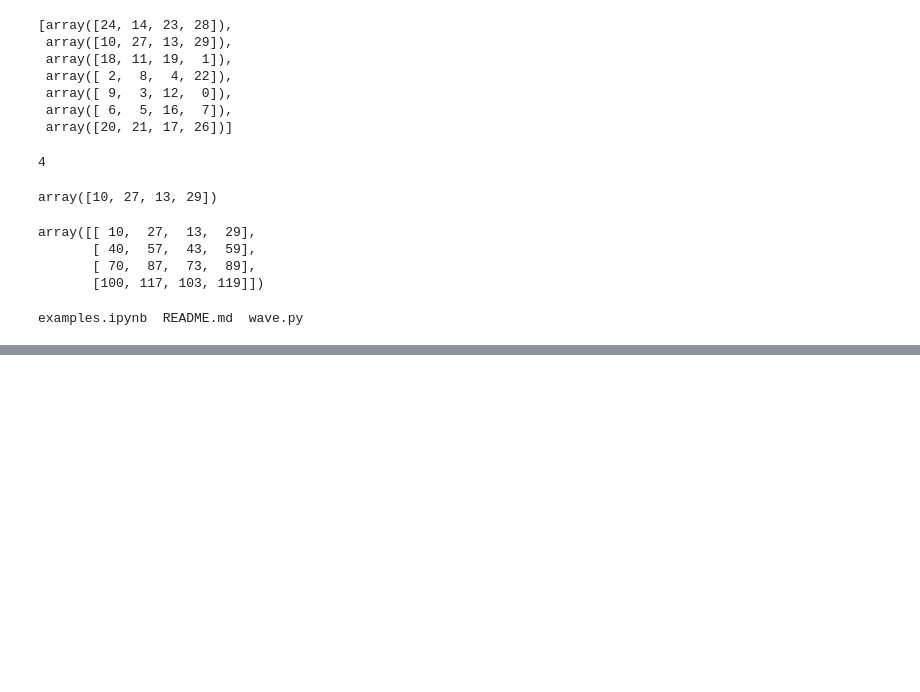
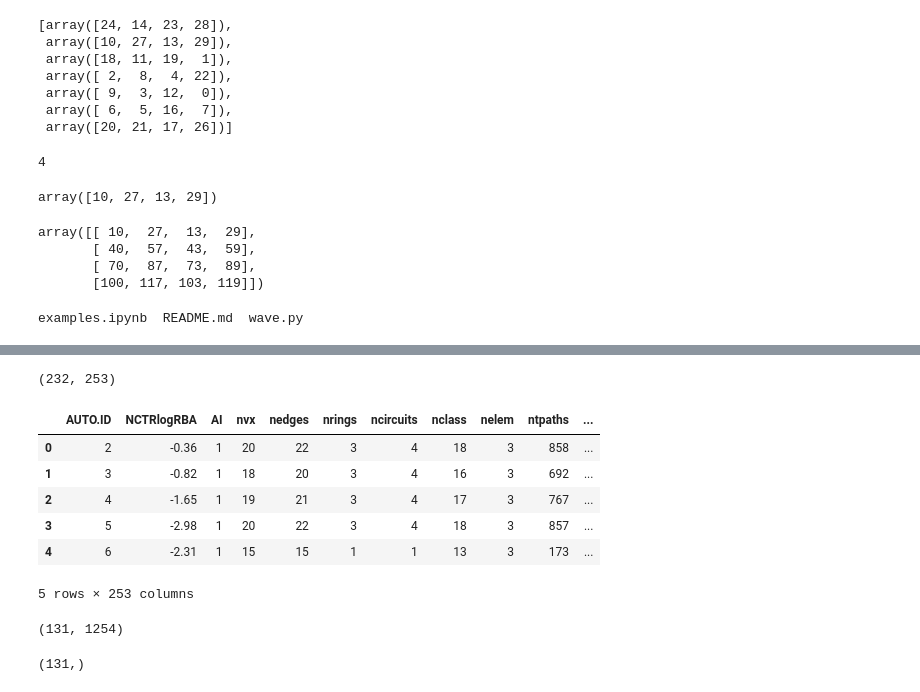
Before and after one commit to Xiaoke1982/WAVE, a Jupyter notebook: examples.ipynb, the cells around one changed output, grey strips where cells are left out. Saved outputs shown, nothing was run; the diff lists cells and outputs as text; code cells hidden in the pictures; blank space fills up the shorter version.

```diff
--- a/examples.ipynb
+++ b/examples.ipynb
@@ -160,0 +186,16 @@ from wave import*
+# %%
+est = pd.read_csv("estrogen.txt", sep=" ")
+# %%
+est.shape
+# %% [output]
+(232, 253)
+# %%
+est.head()
+# %% [output]
+|  | AUTO.ID | NCTRlogRBA | AI | nvx | nedges | nrings | ncircuits | nclass | nelem | ntpaths | ... |
+| 0 | 2 | -0.36 | 1 | 20 | 22 | 3 | 4 | 18 | 3 | 858 | ... |
+| 1 | 3 | -0.82 | 1 | 18 | 20 | 3 | 4 | 16 | 3 | 692 | ... |
+| 2 | 4 | -1.65 | 1 | 19 | 21 | 3 | 4 | 17 | 3 | 767 | ... |
+| 3 | 5 | -2.98 | 1 | 20 | 22 | 3 | 4 | 18 | 3 | 857 | ... |
+| 4 | 6 | -2.31 | 1 | 15 | 15 | 1 | 1 | 13 | 3 | 173 | ... |
+5 rows × 253 columns
@@ -160,0 +207,8 @@ from wave import*
+# %%
+train_X.shape
+# %% [output]
+(131, 1254)
+# %%
+train_y.shape
+# %% [output]
+(131,)
```
Also changed, not shown: parts of 76 cells of this notebook, 4 other files.
